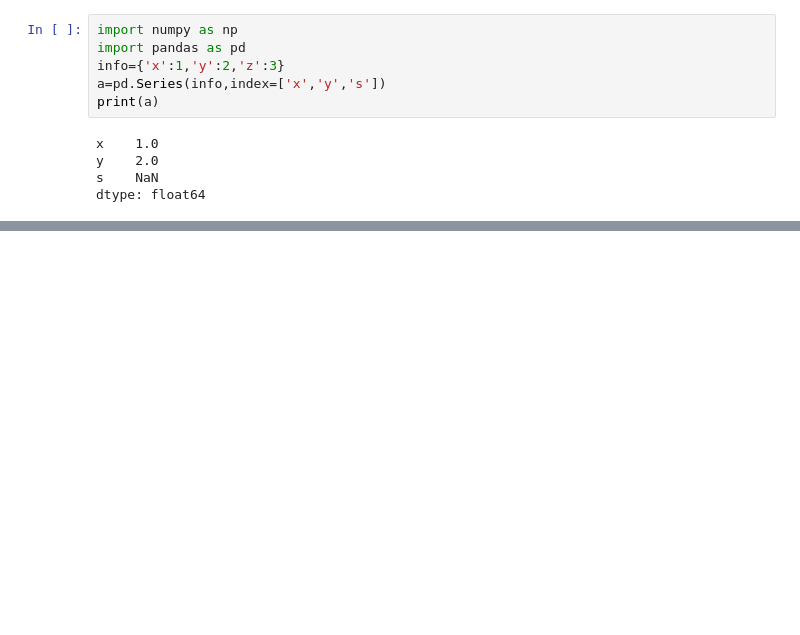
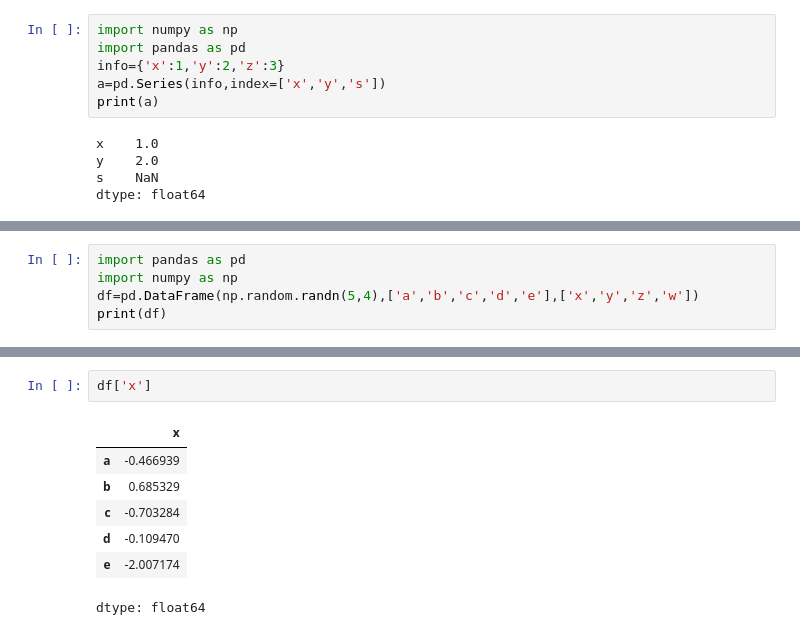
Before and after one commit to JatindraPatel/Learning-Pandas, a Jupyter notebook: Pandas.ipynb, the cells around one changed output, grey strips where cells are left out. Drawn from its saved outputs; the diff is of its cells as text; blank space fills up the shorter version.

```diff
--- a/Pandas.ipynb
+++ b/Pandas.ipynb
@@ -325,0 +535,5 @@ dtype: float64
+# %%
+import pandas as pd
+import numpy as np
+df=pd.DataFrame(np.random.randn(5,4),['a','b','c','d','e'],['x','y','z','w'])
+print(df)
@@ -325,0 +629,10 @@ dtype: float64
+# %%
+df['x']
+# %% [output]
+|  | x |
+| a | -0.466939 |
+| b | 0.685329 |
+| c | -0.703284 |
+| d | -0.109470 |
+| e | -2.007174 |
+dtype: float64
```
Also changed, not shown: parts of 41 cells of this notebook.
